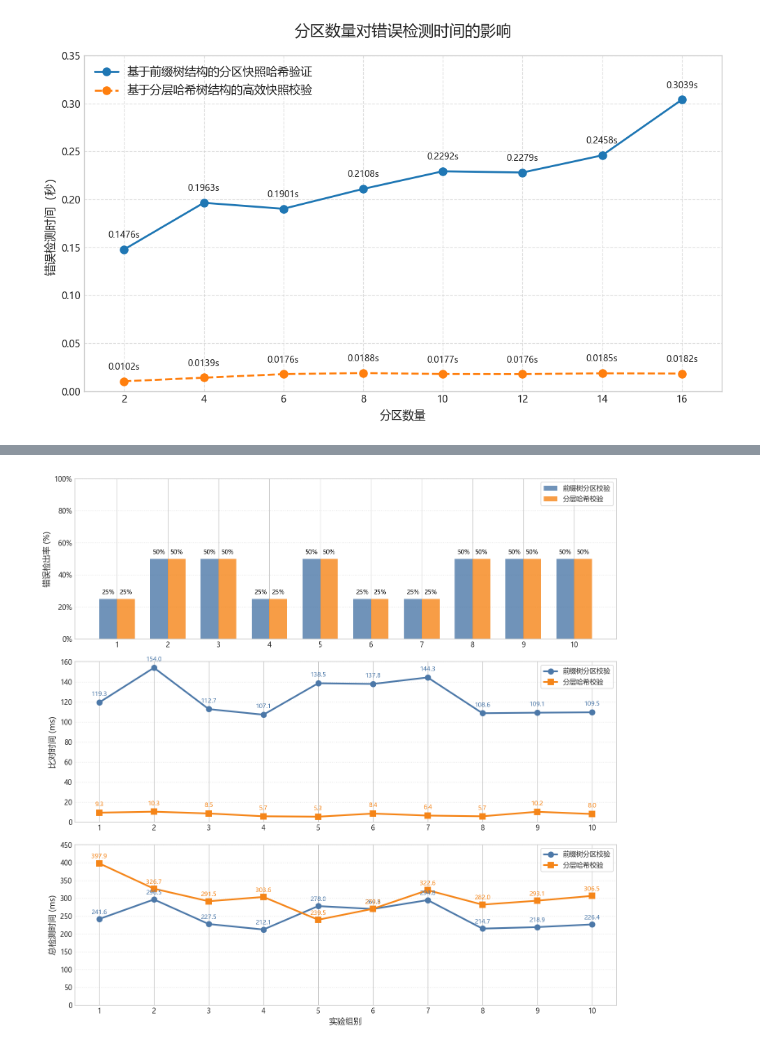
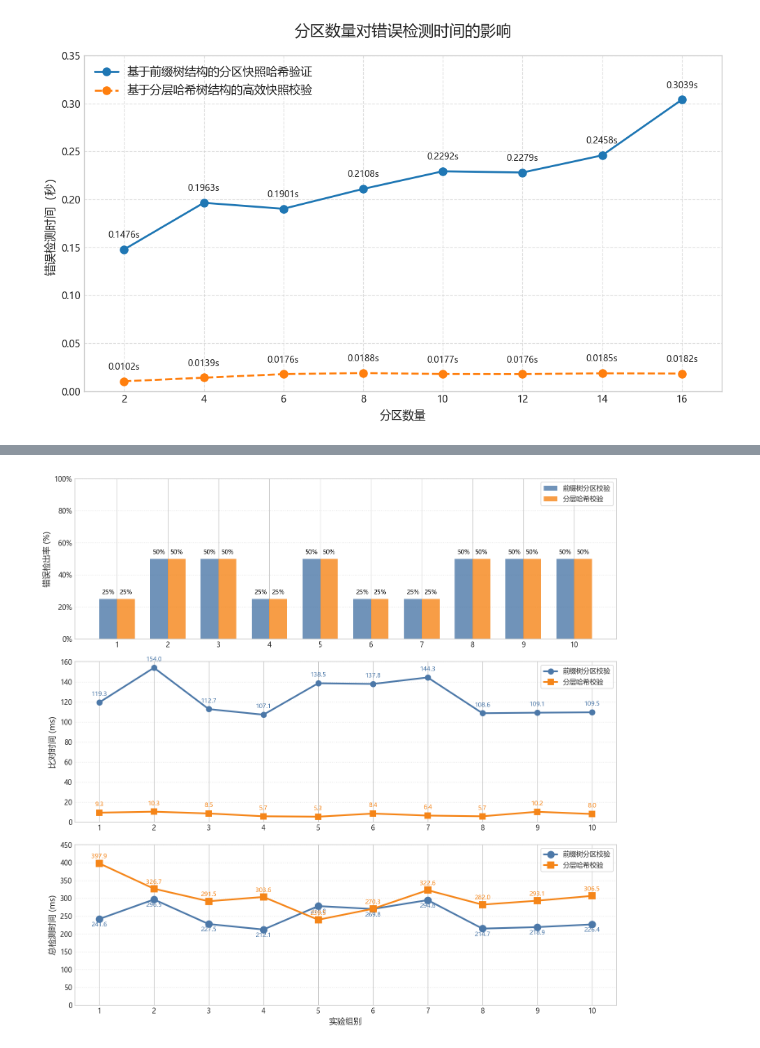
Before and after one commit to Orange313/AriaDB-for-SDCs, a Jupyter notebook: error_detection/draw.ipynb, the cells around one changed output, grey strips where cells are left out. Saved outputs shown, nothing was run; the diff lists cells and outputs as text; code cells hidden in the pictures.

```diff
--- a/error_detection/draw.ipynb
+++ b/error_detection/draw.ipynb
@@ -86,7 +86,7 @@ plt.subplots_adjust(hspace=0.3)  # 调整子图间距
 
 # ========== 错误检出率对比 ==========
 colors = ['#4C78A8', '#F58518']  # 蓝橙色系
-width = 0.35  # 柱状图宽度
+width = 0.40  # 柱状图宽度
 
 bars1 = ax1.bar(groups - width/2, basic_rates, width,
                color=colors[0], alpha=0.8, label='前缀树分区校验')
@@ -213,37 +213,37 @@ for x, y1, y2 in zip(groups, basic_compare_times, improved_compare_times):
 
 # ========== 总时间对比 ==========
 line3, = ax3.plot(groups, basic_total_times, color=colors[0],
-                 marker='o', markersize=8, linewidth=2.5, label='前缀树分区校验')
+                 marker='o', markersize=10, linewidth=2.5, label='前缀树分区校验')
 line4, = ax3.plot(groups, improved_total_times, color=colors[1],
-                 marker='s', markersize=8, linewidth=2.5, label='分层哈希校验')
+                 marker='s', markersize=10, linewidth=2.5, label='分层哈希校验')
 
 ax3.set_xticks(groups)
 ax3.set_xlabel('实验组别', fontsize=12)
 ax3.set_ylabel('总检测时间 (ms)', fontsize=12)
 ax3.set_ylim(0, 450)
 ax3.grid(axis='y', linestyle=':', alpha=0.6)
 
 # 添加数据标签
 for x, y1, y2 in zip(groups, basic_total_times, improved_total_times):
-    ax3.text(x, y1+10, f'{y1:.1f}', ha='center', va='bottom',
+    ax3.text(x, y1-25, f'{y1:.1f}', ha='center', va='bottom',
             fontsize=9, color=colors[0])
     ax3.text(x, y2+10, f'{y2:.1f}', ha='center', va='bottom',
             fontsize=9, color=colors[1])
 
 # 合并图例
 lines = [line1, line2]
 ax1.legend(loc='upper right', frameon=True)
 ax2.legend(loc='upper right', frameon=True)
 ax3.legend(loc='upper right', frameon=True)
 
 # 调整布局
 plt.tight_layout(rect=[0, 0, 1, 0.96])
 
 # 保存图像
 plt.savefig('method_comparison.png', dpi=300, bbox_inches='tight', transparent=True)
 plt.show()
 # %% [output]
-[figure, old version]
+[figure, new version]
 # %%
 # 三种错误检测方法比较
 import numpy as np
```
Also changed, not shown: parts of 4 cells of this notebook, 12 other files.
